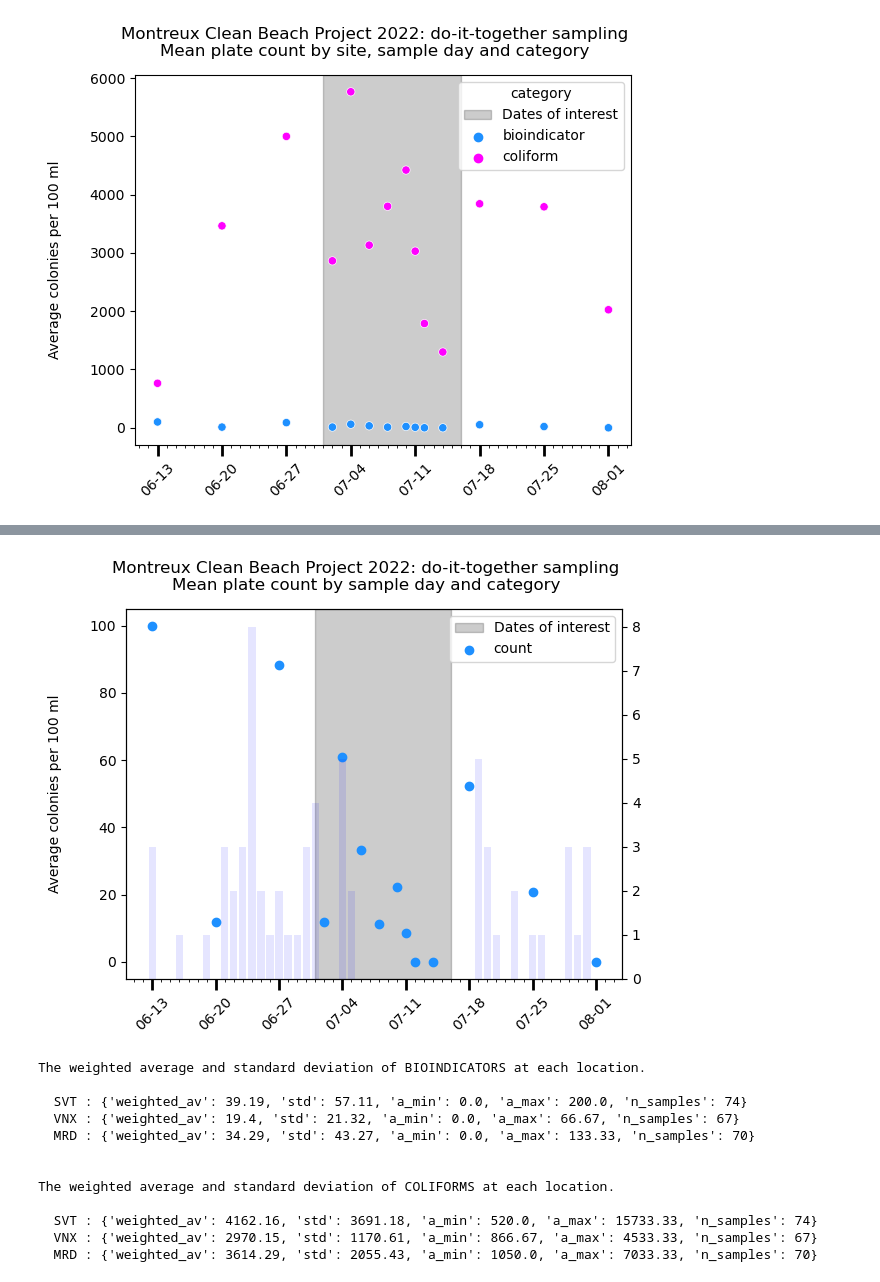
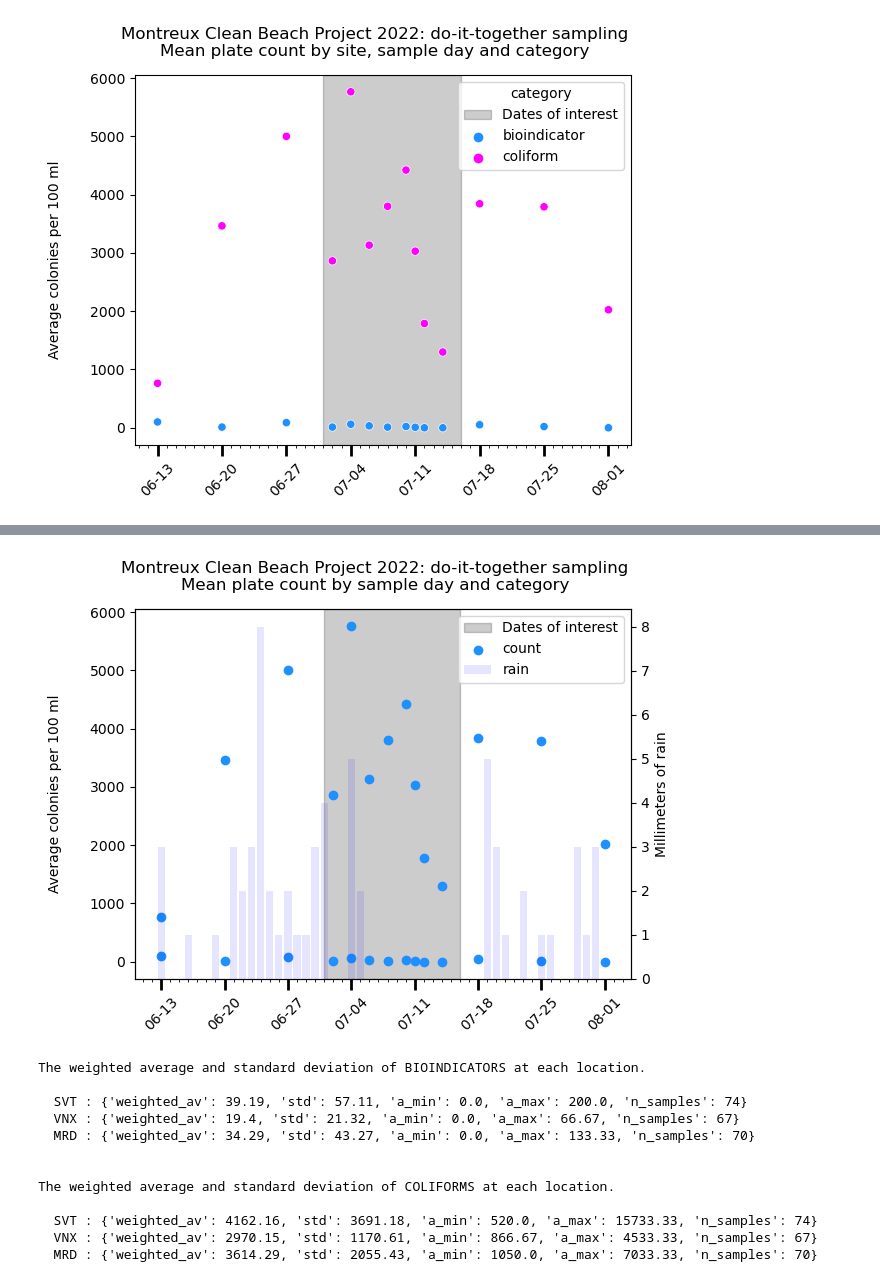
Before and after one commit to hammerdirt-analyst/qualite-deau, a Jupyter notebook: _build/jupyter_execute/sample_output.ipynb, the cells around one changed output, grey strips where cells are left out. Saved outputs shown, nothing was run; the diff lists cells and outputs as text; code cells hidden in the pictures.

Commit message:
added newbuild and environment file. added rain data output to sample output

```diff
--- a/_build/jupyter_execute/sample_output.ipynb
+++ b/_build/jupyter_execute/sample_output.ipynb
@@ -648,36 +646,41 @@ fig, ax= plt.subplots()
 title = "Mean plate count by sample day and category"
 project = "Montreux Clean Beach Project 2022: do-it-together sampling"
 ax2 = ax.twinx()
 def major_and_minor_ticks(ax):
     loc_major = WeekdayLocator(byweekday=MO, interval=1)
     ax.xaxis.set_minor_locator(mdates.DayLocator(interval=1))
     ax.xaxis.set_major_locator(loc_major)
     ax.xaxis.set_major_formatter(myFmt)
     ax.tick_params(axis='x', labelrotation = 45)
     ax.tick_params(axis='x', which='major', length=8, width=2, color='black')
 
     return ax
 
 ax.axvspan(f_start, f_end, color="black", alpha=0.2, label="Dates of interest")
 ax.scatter(data = mean_sample_day_location_category, x="date", y="count", color="dodgerblue")
-ax2.bar(data=rain_data, x = "DATE", height="rain", color="b", alpha=.1, )
+ax2.bar(data=rain_data, x = "DATE", height="rain", color="b", alpha=.1, label="rain")
 
 
 
 ax = major_and_minor_ticks(ax)
 # ax.axvline(x=f_start, ymin=0, ymax=1)
 # ax.axvline(x=f_end, ymin=0, ymax=1)
 ax.set_ylabel("Average colonies per 100 ml", labelpad=20)
+ax2.set_ylabel("Millimeters of rain")
 ax.set_xlabel("")
+ax2h, ax2l = ax2.get_legend_handles_labels()
+rain_handle = ax2h[:1]
+rain_label = ["rain"]
 handles, labels = ax.get_legend_handles_labels()
-ax.legend(handles, labels, loc="upper right")
+ax.legend([*handles, *rain_handle], [*labels, *rain_label], loc="upper right")
+
 
 
 plt.suptitle(f"{project}\n{title}")
 
 plt.show()
 # %% [output]
-[figure, old version]
+[figure, new version]
 # %%
 svt = sample_groups["svt"]
 vnx = sample_groups["vnx"]
```
Also changed, not shown: parts of 1 cell of this notebook, 19 other files.
